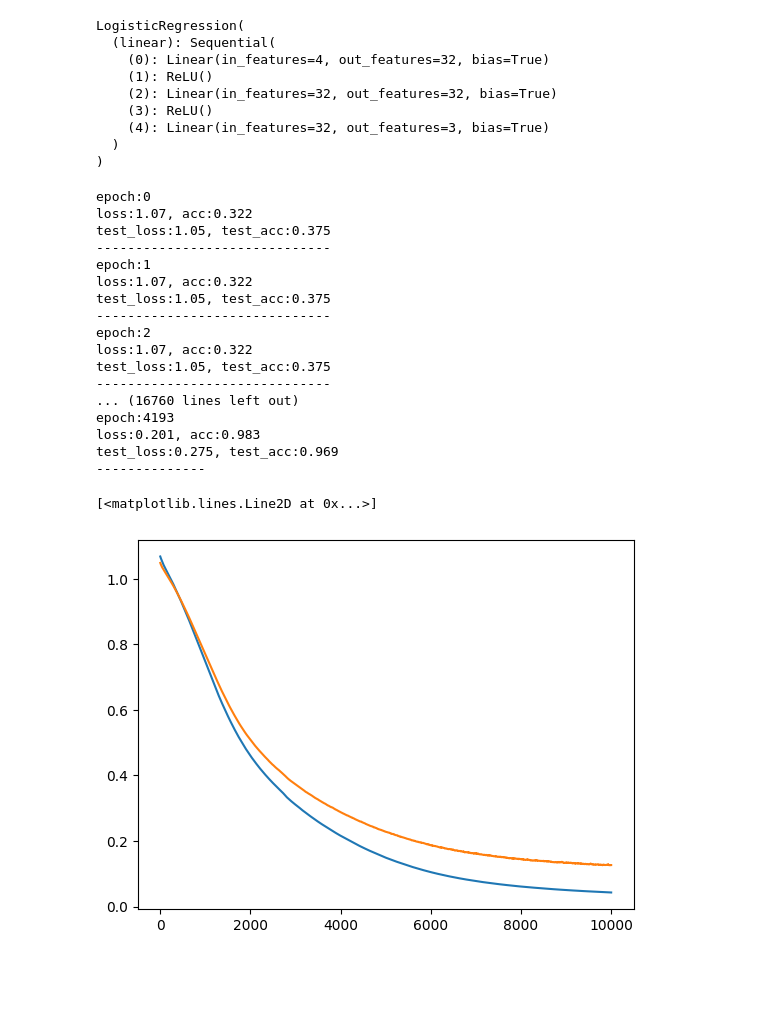
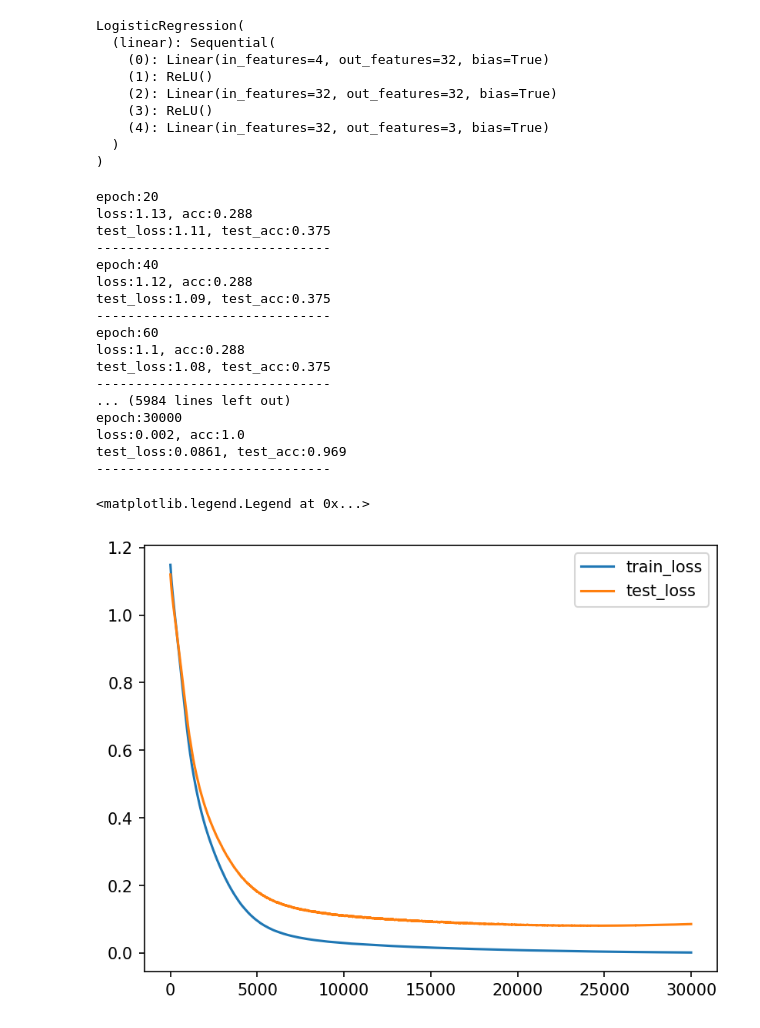
Before and after one commit to CO2NoTear/PythonWorkPlace, a Jupyter notebook: MachineLearning/LogisticRegression/LogicsticRegression.ipynb, the cells around one changed output. Cells and saved outputs as stored; diff of their text form; code cells hidden in the pictures; blank space fills up the shorter version.

```diff
--- a/MachineLearning/LogisticRegression/LogicsticRegression.ipynb
+++ b/MachineLearning/LogisticRegression/LogicsticRegression.ipynb
@@ -6,5 +6,6 @@ from torch import nn
 from torch import optim
 from torch.utils.data import DataLoader, TensorDataset
 # %%
-# device = 'cuda' if torch.cuda.is_available() else 'cpu'
-device = 'cpu'
+device = torch.device('cuda:0' if torch.cuda.is_available() else 'cpu')
+# device = 'cpu'
+print(device)
@@ -124,7 +127,7 @@ train_loss = []
 test_acc = []
 test_loss = []
 
-for epoch in range(10000):
+for epoch in range(1,30001):
     for x, y in train_dl:
         y_pred = lr_model(x)
         loss = loss_func(y_pred, y)
@@ -139,40 +142,42 @@ for epoch in range(10000):
         test_epoch_acc = accuracy(lr_model(test_x), test_y)
         test_epoch_loss = loss_func(lr_model(test_x), test_y).data
 
-        print("epoch:%d"%epoch)
-        print(f"loss:{epoch_loss.item():.3}, acc:{epoch_acc.item():.3}")
-        print(f"test_loss:{test_epoch_loss.item():.3}, test_acc:{test_epoch_acc.item():.3}")
-        print('-'*30)
+        if epoch % 20 == 0:
+            print("epoch:%d"%epoch)
+            print(f"loss:{epoch_loss.item():.3}, acc:{epoch_acc.item():.3}")
+            print(f"test_loss:{test_epoch_loss.item():.3}, test_acc:{test_epoch_acc.item():.3}")
+            print('-'*30)
 
         train_loss.append(epoch_loss.item())
         train_acc.append(epoch_acc.item())
         test_loss.append(test_epoch_loss.item())
         test_acc.append(test_epoch_acc.item())
 # %% [output]
-epoch:0
-loss:1.07, acc:0.322
-test_loss:1.05, test_acc:0.375
+epoch:20
+loss:1.13, acc:0.288
+test_loss:1.11, test_acc:0.375
 ------------------------------
-epoch:1
-loss:1.07, acc:0.322
-test_loss:1.05, test_acc:0.375
+epoch:40
+loss:1.12, acc:0.288
+test_loss:1.09, test_acc:0.375
 ------------------------------
-epoch:2
-loss:1.07, acc:0.322
-test_loss:1.05, test_acc:0.375
+epoch:60
+loss:1.1, acc:0.288
+test_loss:1.08, test_acc:0.375
 ------------------------------
-... (16760 lines left out)
-epoch:4193
-loss:0.201, acc:0.983
-test_loss:0.275, test_acc:0.969
---------------
+... (5984 lines left out)
+epoch:30000
+loss:0.002, acc:1.0
+test_loss:0.0861, test_acc:0.969
+------------------------------
 # %%
 import matplotlib.pyplot as plt
 
-plt.plot(range(epoch+1), train_loss, label='train_loss')
-plt.plot(range(epoch+1), test_loss, label='test_loss')
+plt.figure(dpi=150)
+plt.plot(range(epoch), train_loss, label='train_loss')
+plt.plot(range(epoch), test_loss, label='test_loss')
 plt.legend()
 # %% [output]
-[<matplotlib.lines.Line2D at 0x...>]
+<matplotlib.legend.Legend at 0x...>
-[figure, old version]
+[figure, new version]
 # %%
```
Also changed, not shown: parts of 2 cells of this notebook, 1 other file.
